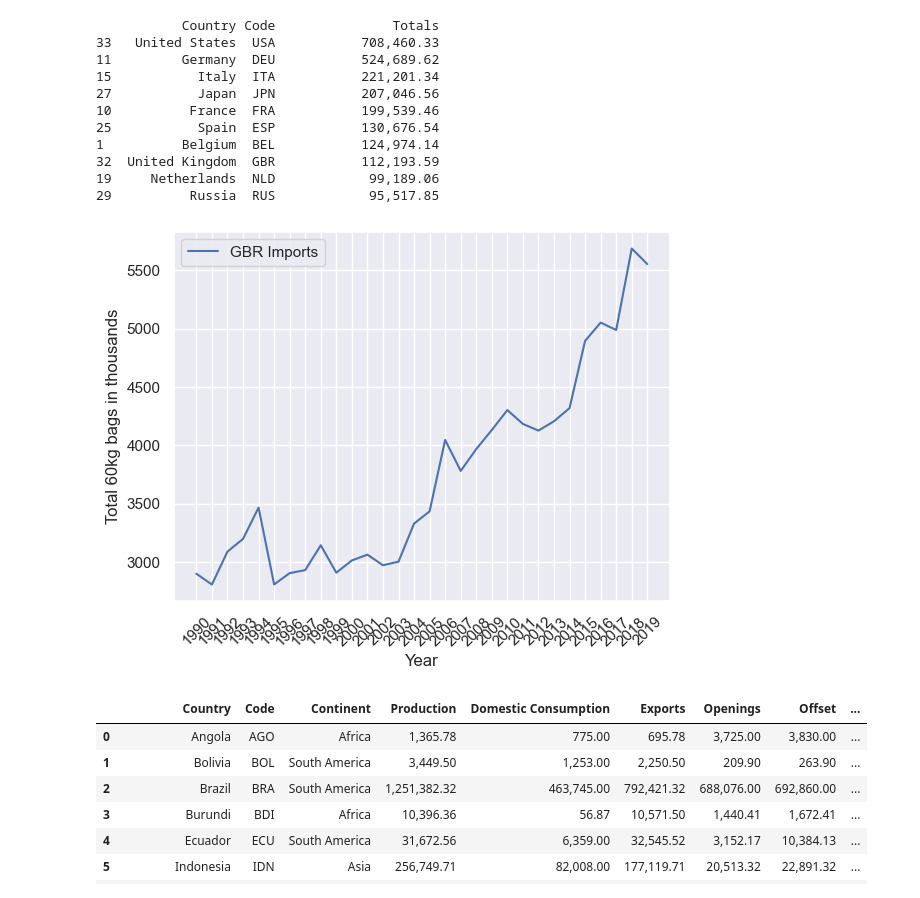
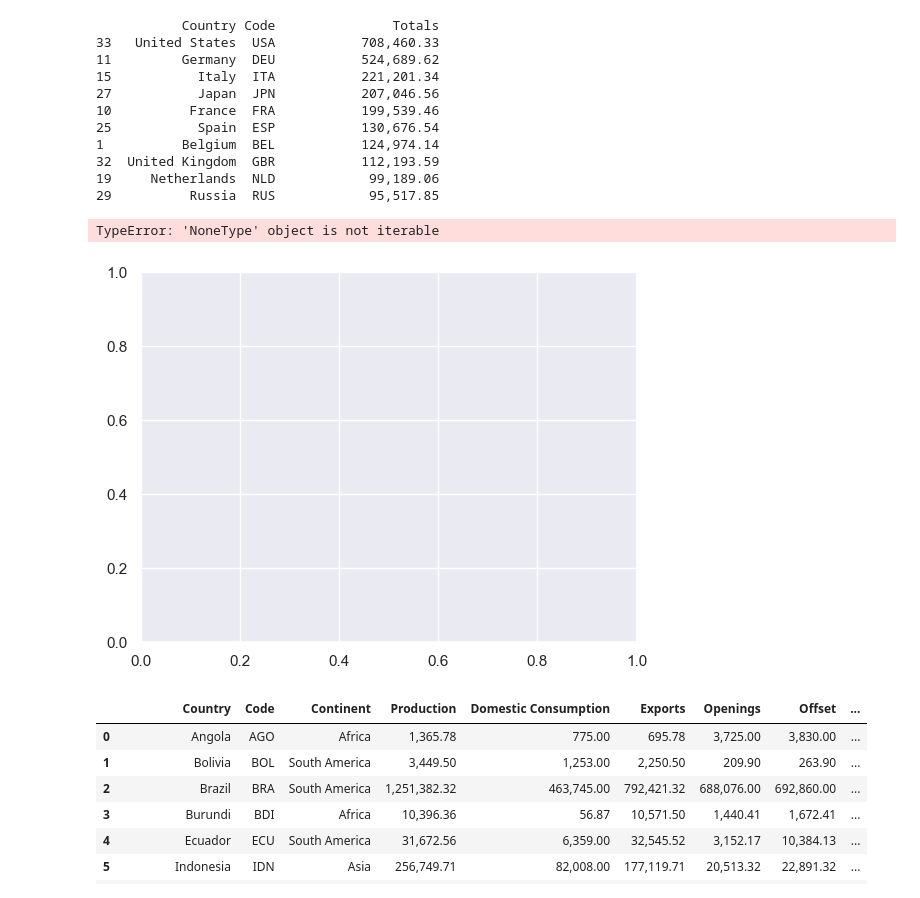
Before and after one commit to jjcastillot/Coffee_production_consumption, a Jupyter notebook: coffee_data_analysis.ipynb, the cells around one changed output. Drawn from its saved outputs; the diff is of its cells as text; code cells hidden in the pictures.

Commit message:
Updated scatter plots

```diff
--- a/coffee_data_analysis.ipynb
+++ b/coffee_data_analysis.ipynb
@@ -115,9 +94,10 @@ def lineplot_imports(df,country_code):
     plt.ylabel('Total 60kg bags in thousands')
     plt.show()
 # %%
-lineplot_imports(df_imports,'GBR')
+lineplot_imports(df_imports,'USA')
 # %% [output]
+TypeError: 'NoneType' object is not iterable
-[figure, old version]
+[figure, new version]
 # %%
 # Create a dataframe with the 'Totals' columns from this 4 dataframes: df_production, df_consumption, df_openings and df_exports. Create exports to production ratio
 # Created a summary table to detect anomalies in the data. There's an offset that make the column addition not matching.
```
Also changed, not shown: parts of 4 cells of this notebook, 1 other file.
